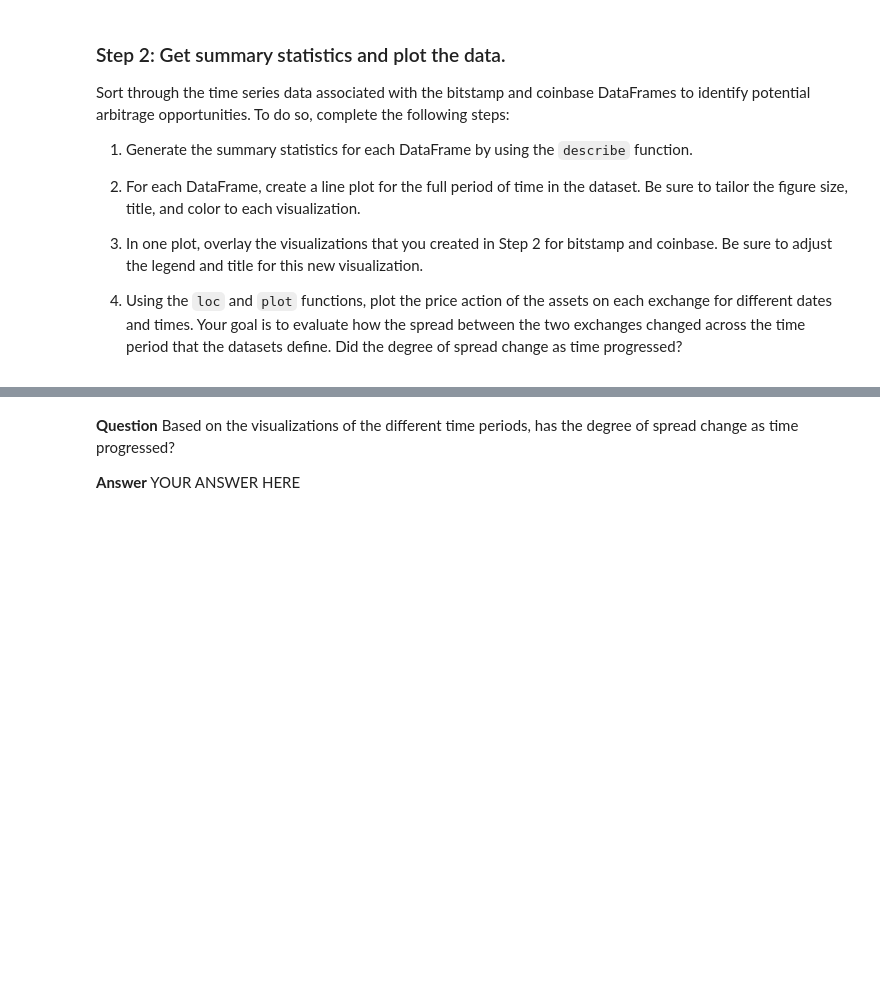
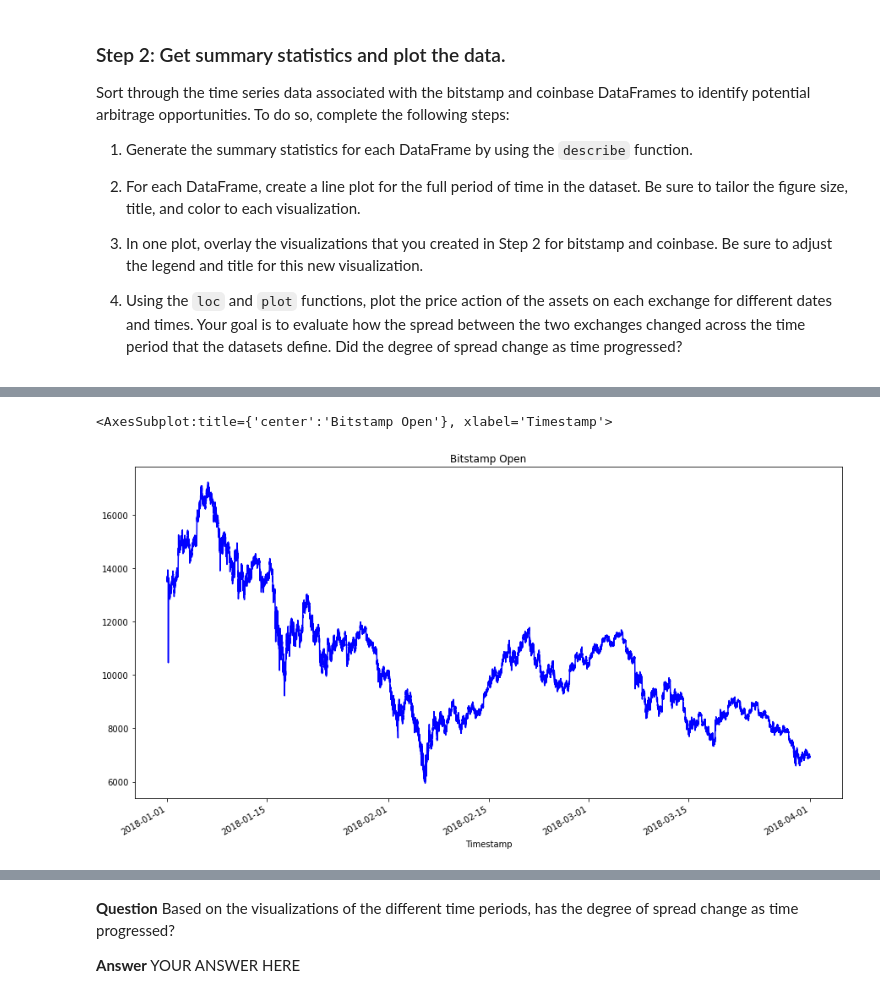
Before and after one commit to JWM09/Arbitrage_Bitcoin, a Jupyter notebook: Starter_Code/crypto_arbitrage.ipynb, the cells around one changed output, grey strips where cells are left out. Drawn from its saved outputs; the diff is of its cells as text; code cells hidden in the pictures; blank space fills up the shorter version.

Commit message:
Plotting bitstamp & coinbase independently of each other

```diff
--- a/Starter_Code/crypto_arbitrage.ipynb
+++ b/Starter_Code/crypto_arbitrage.ipynb
@@ -361,4 +381,7 @@ Sort through the time series data associated with the bitstamp and coinbase Data
 # %%
 # Create a line plot for the bitstamp DataFrame for the full length of time in the dataset
 # Be sure that the figure size, title, and color are tailored to each visualization
-# YOUR CODE HERE
+bitstamp['Open'].plot(figsize=(15,8), title = "Bitstamp Open", color='blue')
+# %% [output]
+<AxesSubplot:title={'center':'Bitstamp Open'}, xlabel='Timestamp'>
+[figure, added]
```
Also changed, not shown: parts of 8 cells of this notebook.
